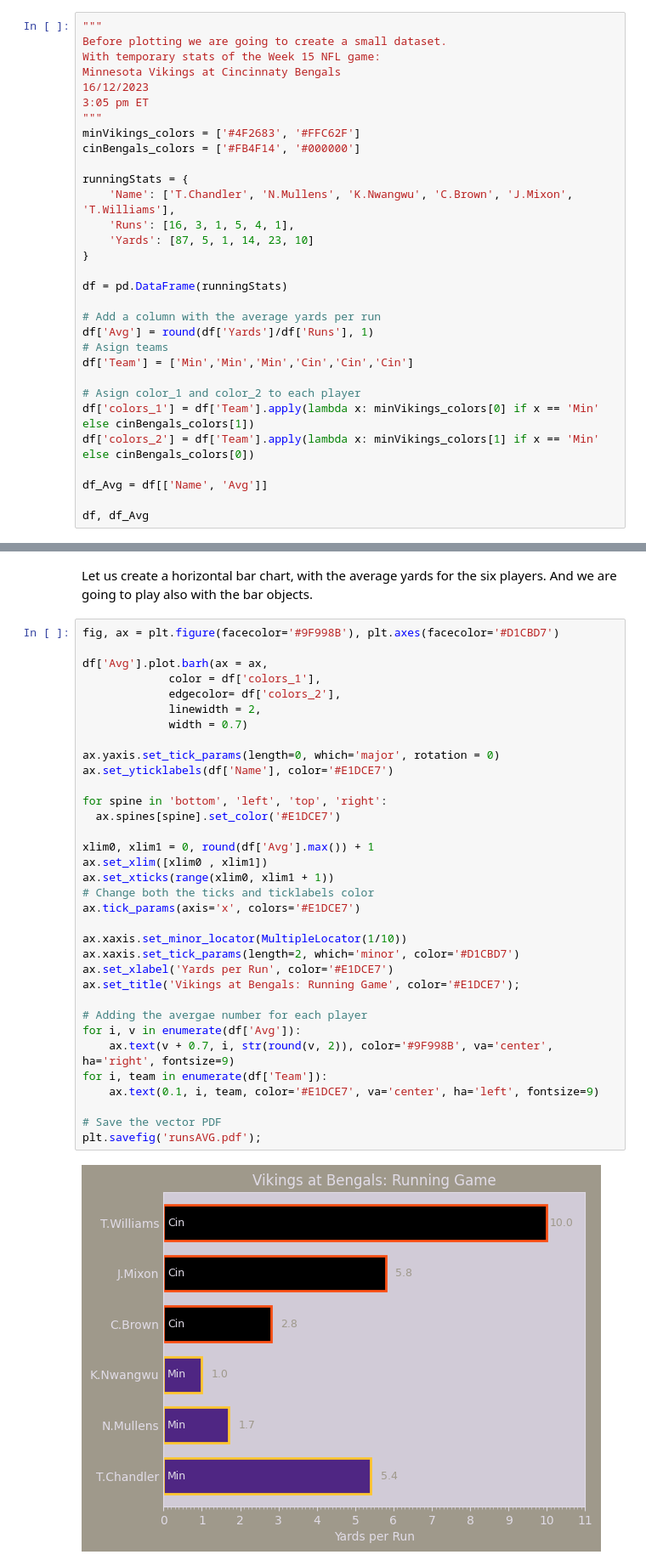
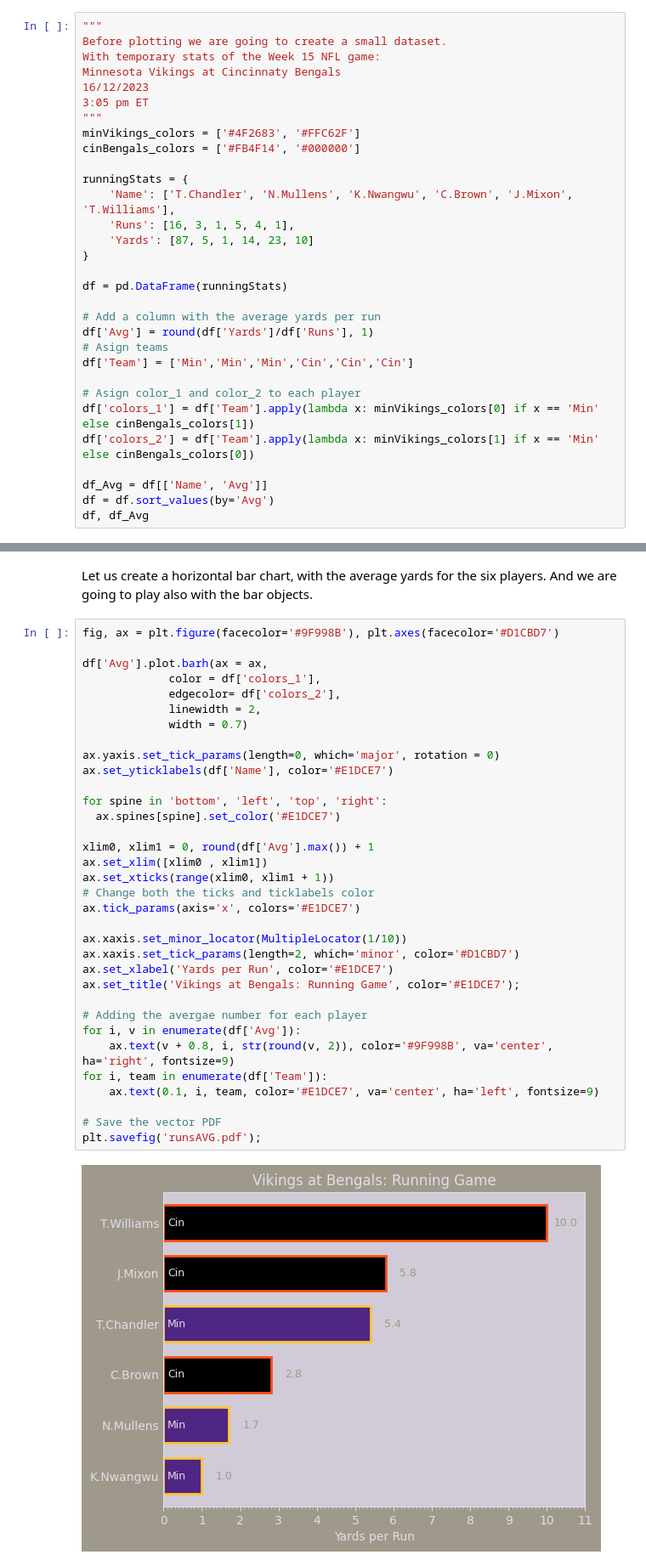
Before and after one commit to alvarohernandezalt/matplotlib_thePathof, a Jupyter notebook: 01_OOP_InterfacesDesign/AB_Appearance_TicksGridsAxes.ipynb, the cells around one changed output, grey strips where cells are left out. Shown at 85% size. Saved outputs shown, nothing was run; the diff lists cells and outputs as text.

```diff
--- a/01_OOP_InterfacesDesign/AB_Appearance_TicksGridsAxes.ipynb
+++ b/01_OOP_InterfacesDesign/AB_Appearance_TicksGridsAxes.ipynb
@@ -183,7 +183,7 @@ df['colors_1'] = df['Team'].apply(lambda x: minVikings_colors[0] if x == 'Min' e
 df['colors_2'] = df['Team'].apply(lambda x: minVikings_colors[1] if x == 'Min' else cinBengals_colors[0])
 
 df_Avg = df[['Name', 'Avg']]
-
+df = df.sort_values(by='Avg')
 df, df_Avg
 # %% [output]
 (         Name  Runs  Yards   Avg Team colors_1 colors_2
@@ -209,32 +209,32 @@ df['Avg'].plot.barh(ax = ax,
              color = df['colors_1'],
              edgecolor= df['colors_2'],
              linewidth = 2,
              width = 0.7)
 
 ax.yaxis.set_tick_params(length=0, which='major', rotation = 0)
 ax.set_yticklabels(df['Name'], color='#E1DCE7')
 
 for spine in 'bottom', 'left', 'top', 'right':
   ax.spines[spine].set_color('#E1DCE7')
 
 xlim0, xlim1 = 0, round(df['Avg'].max()) + 1
 ax.set_xlim([xlim0 , xlim1])
 ax.set_xticks(range(xlim0, xlim1 + 1))
 # Change both the ticks and ticklabels color
 ax.tick_params(axis='x', colors='#E1DCE7')
 
 ax.xaxis.set_minor_locator(MultipleLocator(1/10))
 ax.xaxis.set_tick_params(length=2, which='minor', color='#D1CBD7')
 ax.set_xlabel('Yards per Run', color='#E1DCE7')
 ax.set_title('Vikings at Bengals: Running Game', color='#E1DCE7');
 
 # Adding the avergae number for each player
 for i, v in enumerate(df['Avg']):
-    ax.text(v + 0.7, i, str(round(v, 2)), color='#9F998B', va='center', ha='right', fontsize=9)
+    ax.text(v + 0.8, i, str(round(v, 2)), color='#9F998B', va='center', ha='right', fontsize=9)
 for i, team in enumerate(df['Team']):
     ax.text(0.1, i, team, color='#E1DCE7', va='center', ha='left', fontsize=9)
 
 # Save the vector PDF
 plt.savefig('runsAVG.pdf');
 # %% [output]
-[figure, old version]
+[figure, new version]
```
Also changed, not shown: parts of 9 cells of this notebook.
